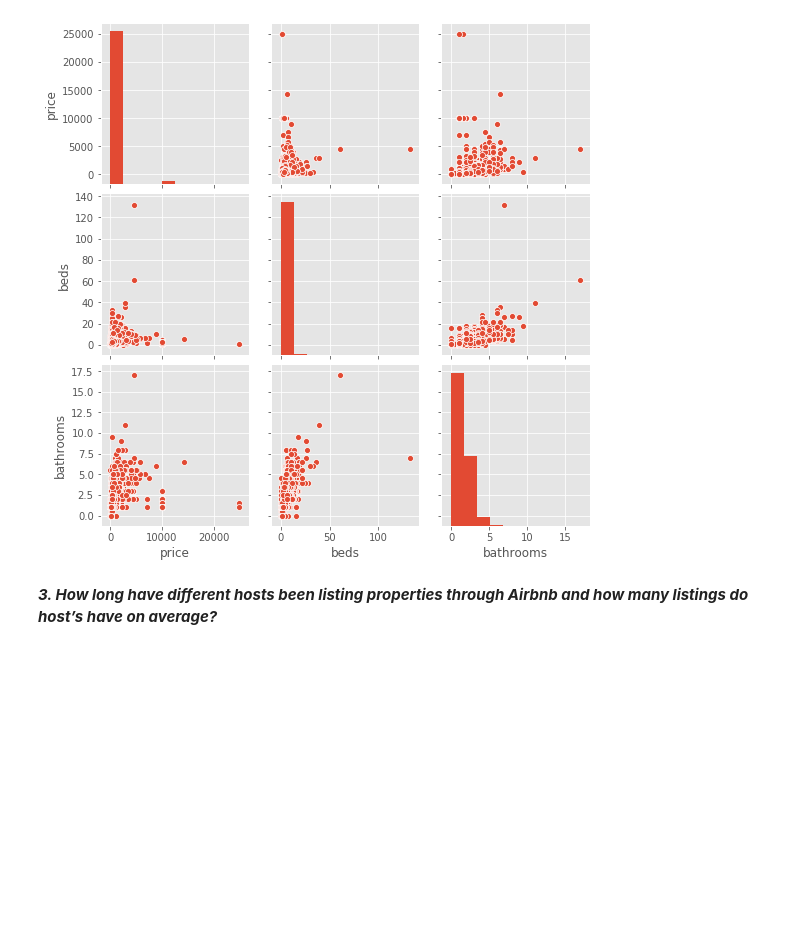
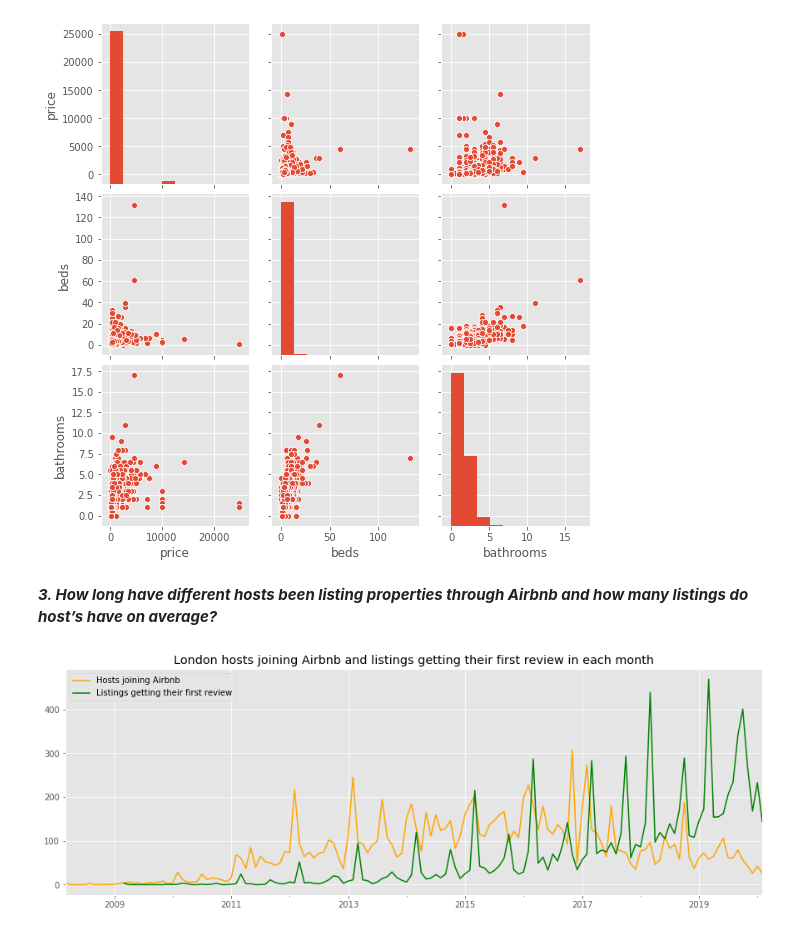
Before and after one commit to Z-Palamara/Capstone_1, a Jupyter notebook: Capstone 1 - EDA.ipynb, the cells around one changed output. Saved outputs shown, nothing was run; the diff lists cells and outputs as text; code cells hidden in the pictures; blank space fills up the shorter version.

```diff
--- a/Capstone 1 - EDA.ipynb
+++ b/Capstone 1 - EDA.ipynb
@@ -107,3 +107,25 @@ sns.pairplot(pairplt_df)
 [figure]
 # %% [markdown]
 _**3. How long have different hosts been listing properties through Airbnb and how many listings do host’s have on average?**_
+# %%
+# Converting to datetime object
+df['host_since'] = pd.to_datetime(df['host_since'])
+# Calcuating the number of days a host has been active on Airbnb
+# I used 2/19/2020 as the end date since that was the date this data was scraped
+df['days_as_host'] = (dt(2020, 2, 19) - df.host_since).astype('timedelta64[D]')
+
+#Creating a new column that shows the time in number of days since a listings first review
+df.first_review = pd.to_datetime(df.first_review)
+df['days_since_first_review'] = (dt(2020, 2, 19) - df.first_review)
+# %%
+plt.figure(figsize=(15,5))
+df.set_index('host_since').resample('M').size().plot(label='Hosts joining Airbnb', color='orange')
+df.set_index('first_review').resample('M').size().plot(label='Listings getting their first review', color='green')
+plt.title('London hosts joining Airbnb and listings getting their first review in each month')
+plt.legend()
+plt.xlim('2008-03-08', '2020-02-19')
+plt.xlabel('')
+plt.ylabel('')
+plt.show()
+# %% [output]
+[figure, added]
```
Also changed, not shown: parts of 4 cells of this notebook.
